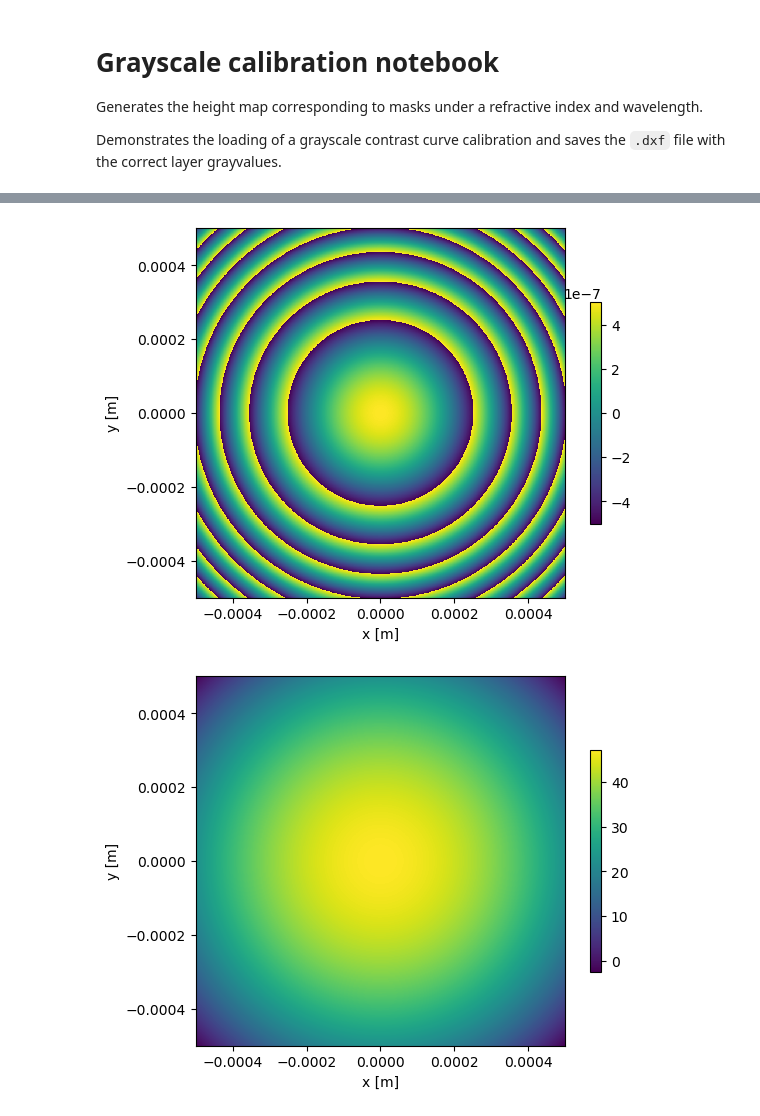
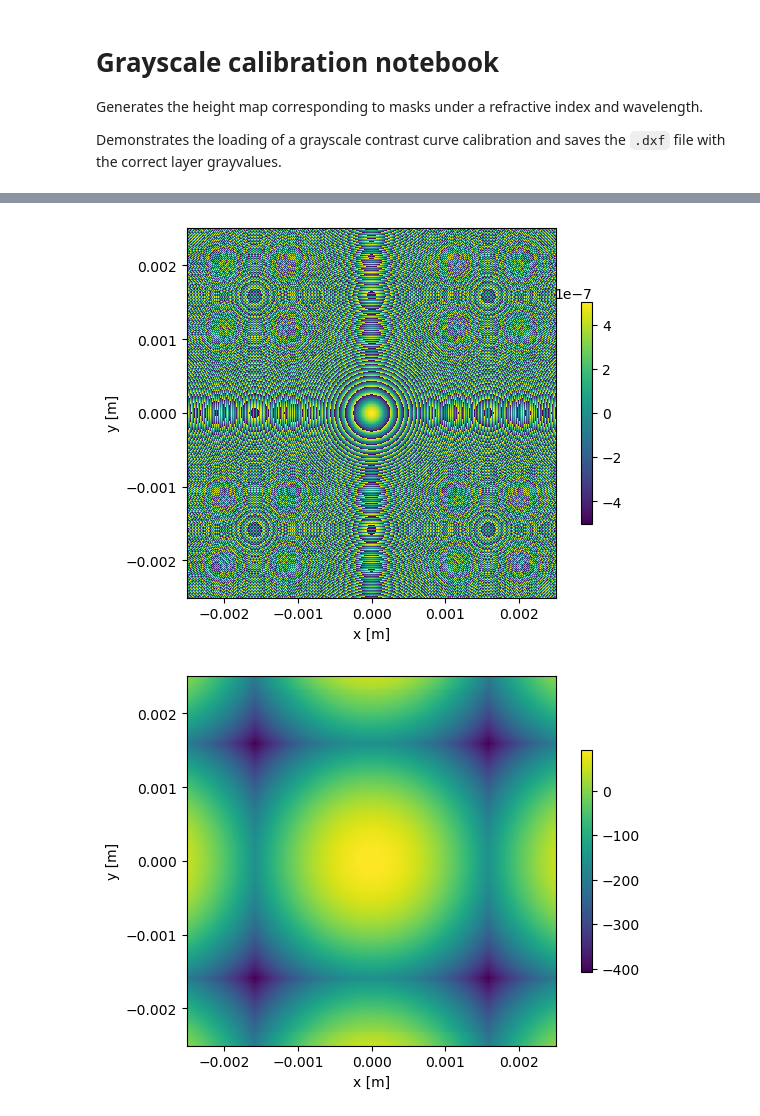
Before and after one commit to INLnano/pyMOE, a Jupyter notebook: notebooks/7 - Grayscale calibration/Grayscale-Calibration-Mask.ipynb, the cells around one changed output, grey strips where cells are left out. Drawn from its saved outputs; the diff is of its cells as text; code cells hidden in the pictures.

```diff
--- a/notebooks/7 - Grayscale calibration/Grayscale-Calibration-Mask.ipynb
+++ b/notebooks/7 - Grayscale calibration/Grayscale-Calibration-Mask.ipynb
@@ -31,13 +28,13 @@ The autoreload extension is already loaded. To reload it, use:
 ####generate a fresnel phase mask and save it into gds
 
 focal_length = 50e-3
-Nx = Ny = 1001
+Nx = Ny = 501
 wavelength = 633*nano
 
 refractive_index_633 = 1.630115
 
-width = 1000*micro
-height = 1000*micro
+width = 5000*micro
+height = 5000*micro
 ###Fresnel phase mask
 aperture1 = moe.generate.create_empty_aperture(-width/2, width/2, Nx, -height/2, height/2, Ny,)
 
@@ -69,2 +66,2 @@ moe.plotting.plot_aperture(mask1)
-[figure, old version]
+[figure, new version]
-[figure, old version]
+[figure, new version]
```
Also changed, not shown: parts of 4 cells of this notebook.
